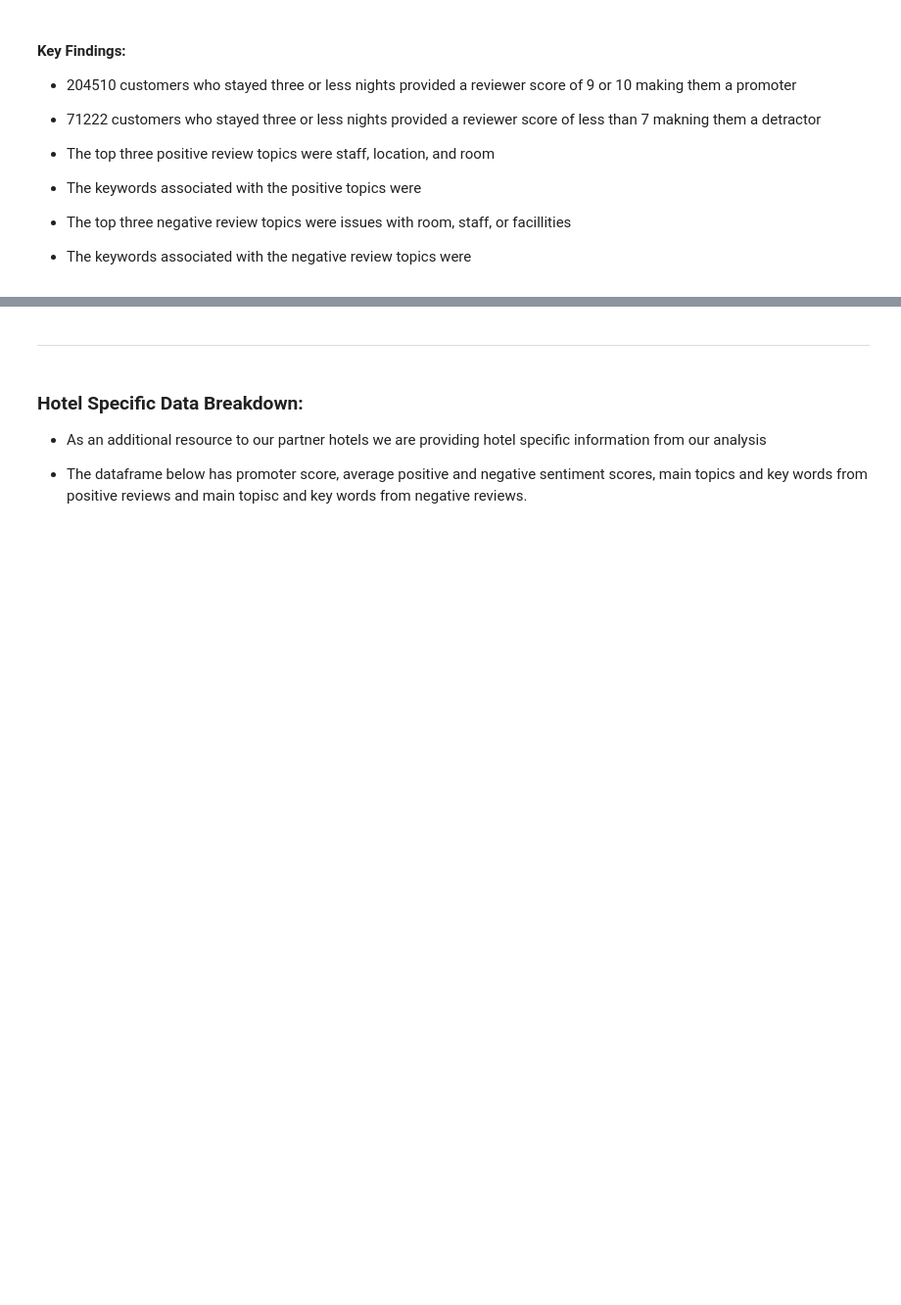
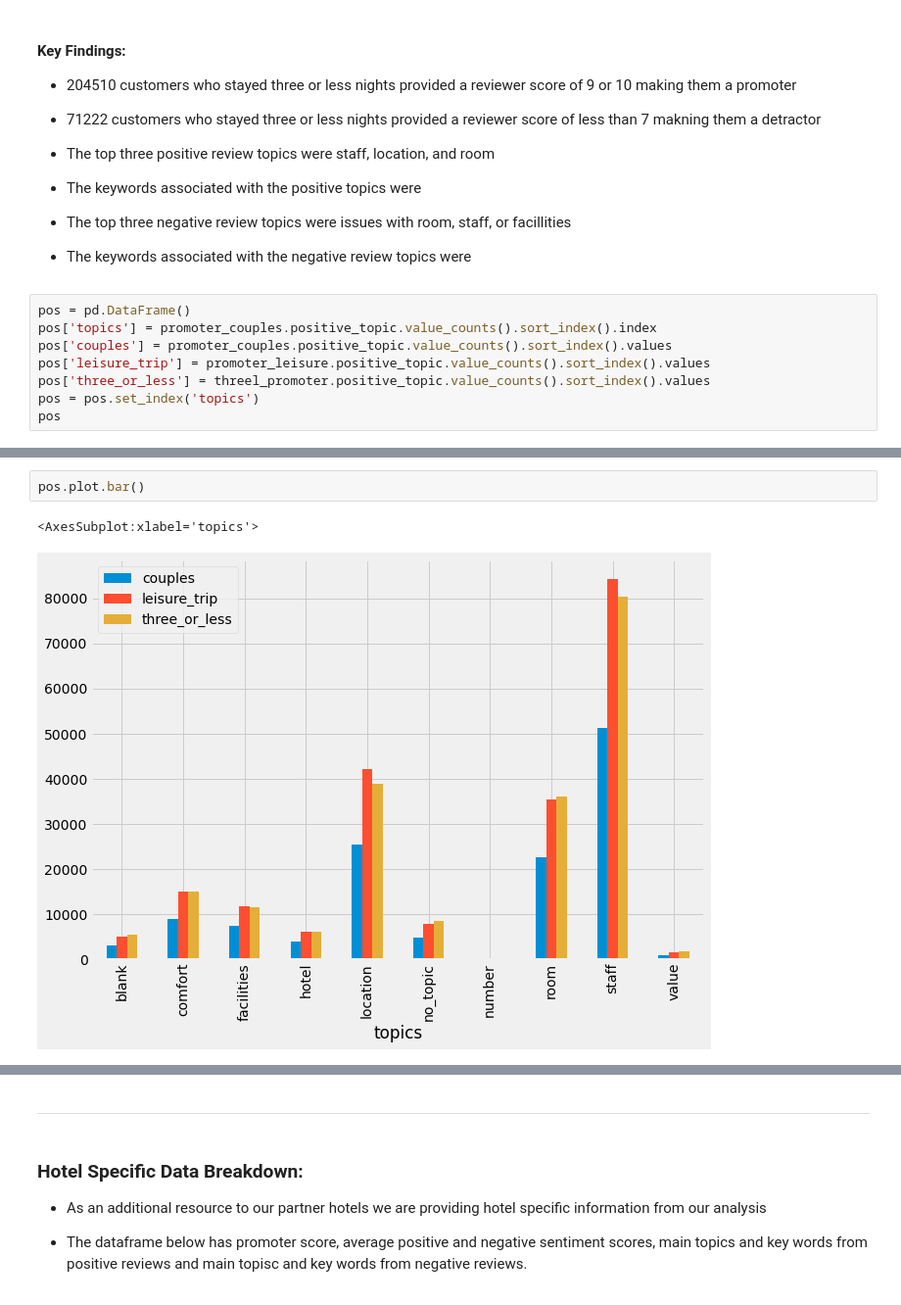
Before and after one commit to InPersonAnalysis/customer_review_capston, a Jupyter notebook: final_notebook.ipynb, the cells around one changed output, grey strips where cells are left out. Shown at 98% size. Cells and saved outputs as stored; diff of their text form; blank space fills up the shorter version.

```diff
--- a/final_notebook.ipynb
+++ b/final_notebook.ipynb
@@ -664,3 +654,11 @@ Name: positive_topic, dtype: int64
 - The top three negative review topics were issues with room, staff, or facillities
 
 - The keywords associated with the negative review topics were
+# %%
+pos = pd.DataFrame()
+pos['topics'] = promoter_couples.positive_topic.value_counts().sort_index().index
+pos['couples'] = promoter_couples.positive_topic.value_counts().sort_index().values
+pos['leisure_trip'] = promoter_leisure.positive_topic.value_counts().sort_index().values
+pos['three_or_less'] = threel_promoter.positive_topic.value_counts().sort_index().values
+pos = pos.set_index('topics')
+pos
@@ -666,0 +678,5 @@ Name: positive_topic, dtype: int64
+# %%
+pos.plot.bar()
+# %% [output]
+<AxesSubplot:xlabel='topics'>
+[figure, added]
```
Also changed, not shown: parts of 11 cells of this notebook.
